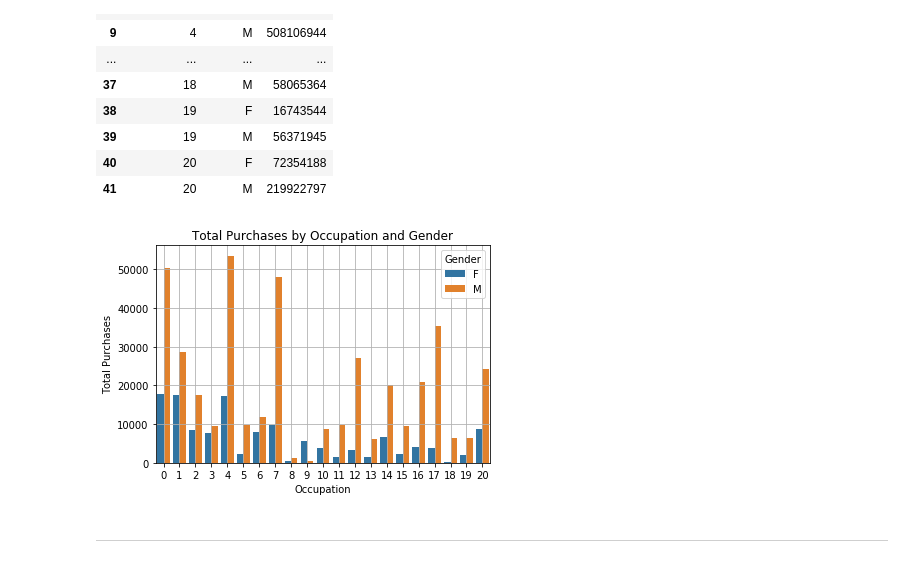
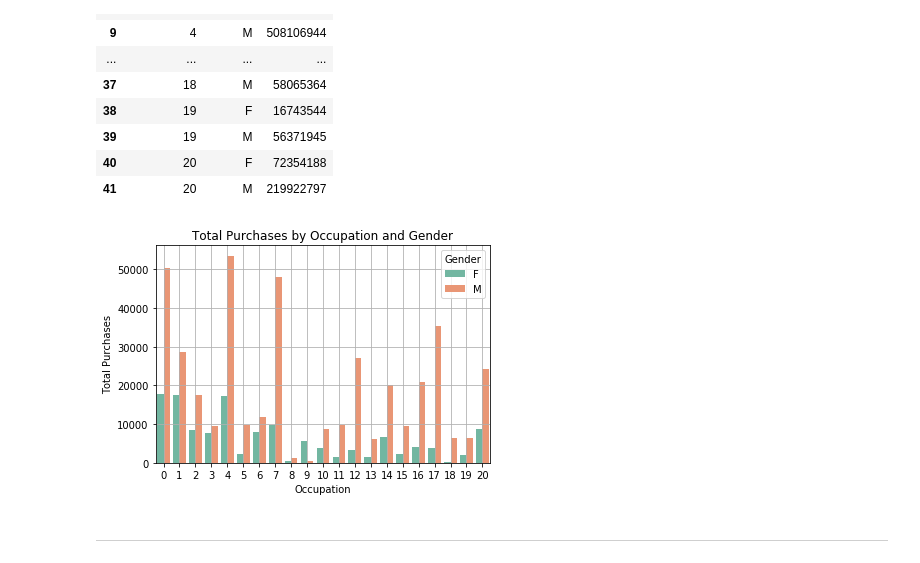
Before and after one commit to pinkdragon1000/Black-Friday-Project, a Jupyter notebook: Black Friday Analysis.ipynb, the cells around one changed output. Cells and saved outputs as stored; diff of their text form; code cells hidden in the pictures.

```diff
--- a/Black Friday Analysis.ipynb
+++ b/Black Friday Analysis.ipynb
@@ -800,14 +800,14 @@ occupationgender
 | 41 | 20 | M | 219922797 |
 # %%
 sns.reset_orig()
-sns.countplot('Occupation',hue='Gender',data=df)
+sns.countplot('Occupation',hue='Gender',data=df, palette="Set2")
 #sns.set(rc={'figure.figsize':(18, 7)})
 plt.ylabel('Total Purchases')
 plt.title('Total Purchases by Occupation and Gender')
 plt.grid()
 plt.show()
 # %% [output]
-[figure, old version]
+[figure, new version]
 # %% [markdown]
 <hr>
 # %% [markdown]
```
Also changed, not shown: parts of 8 cells of this notebook.
